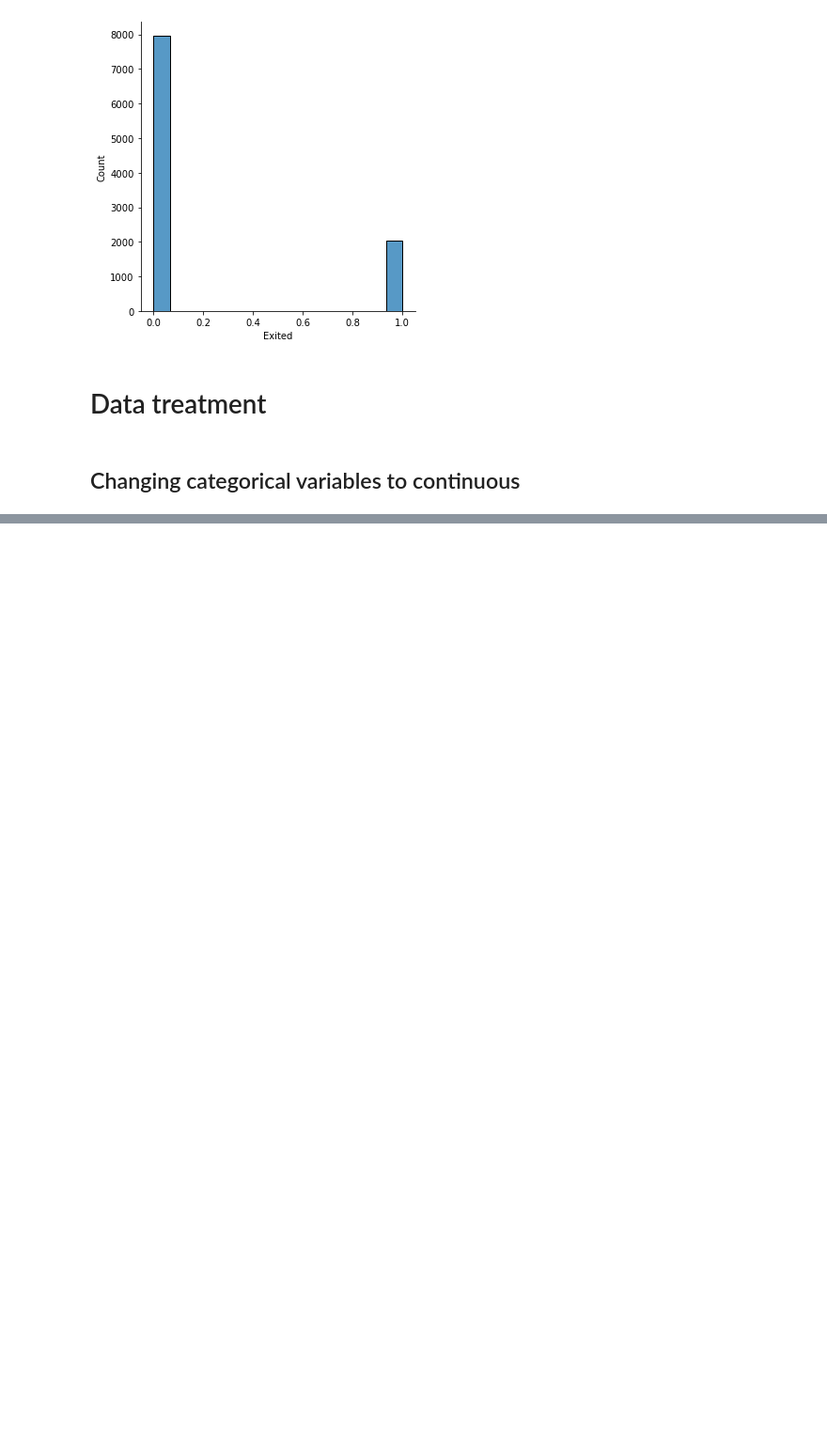
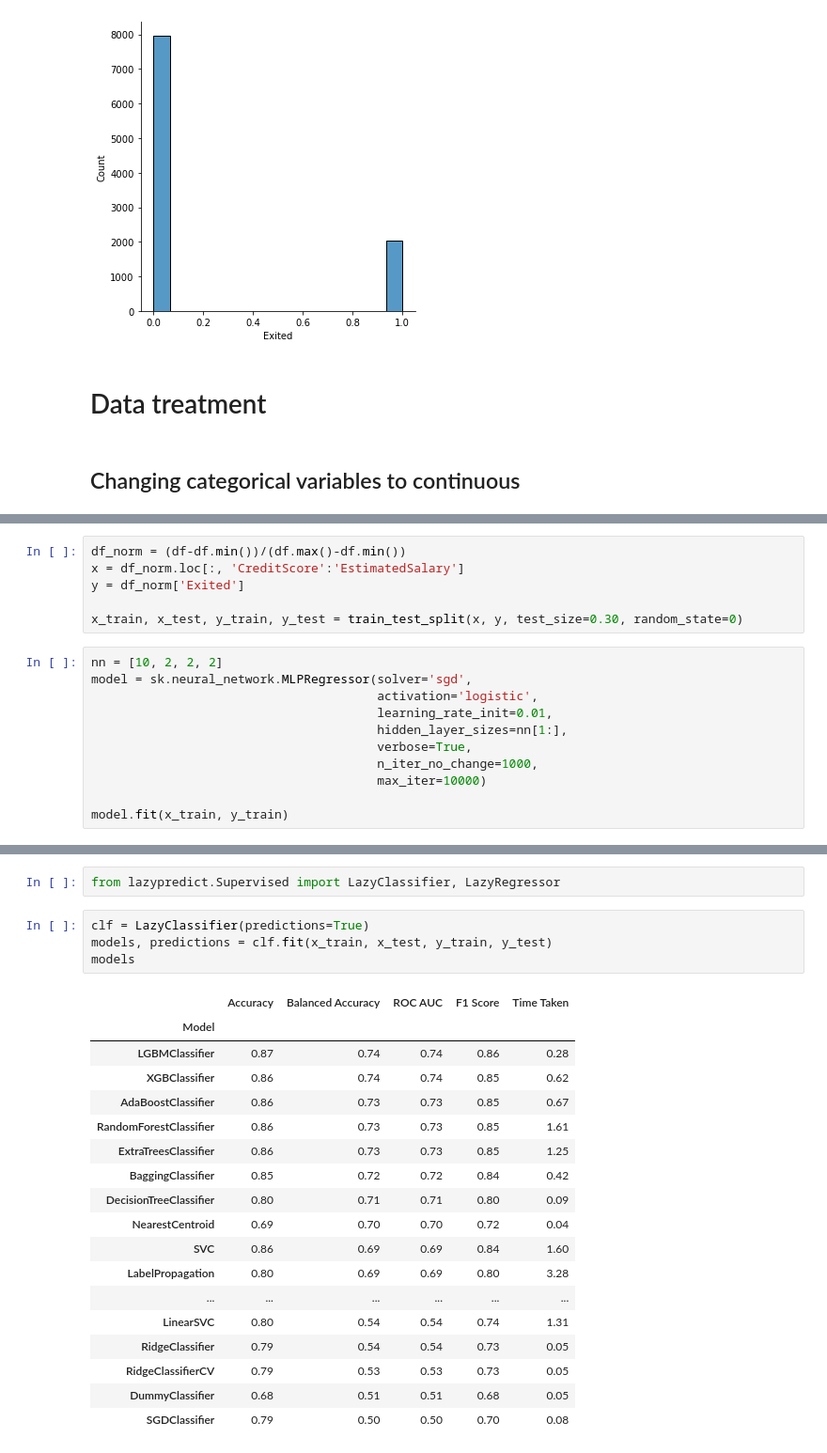
Before and after one commit to Gaboelc/predictive-analysis-of-customer-churn-in-banks, a Jupyter notebook: EDA.ipynb, the cells around one changed output, grey strips where cells are left out. Shown at 94% size. Cells and saved outputs as stored; diff of their text form; blank space fills up the shorter version.

```diff
--- a/EDA.ipynb
+++ b/EDA.ipynb
@@ -153,0 +221,17 @@ df['Geography'] = df['Geography'].replace({'France':0,
+# %%
+df_norm = (df-df.min())/(df.max()-df.min())
+x = df_norm.loc[:, 'CreditScore':'EstimatedSalary']
+y = df_norm['Exited']
+
+x_train, x_test, y_train, y_test = train_test_split(x, y, test_size=0.30, random_state=0)
+# %%
+nn = [10, 2, 2, 2]
+model = sk.neural_network.MLPRegressor(solver='sgd',
+                                       activation='logistic',
+                                       learning_rate_init=0.01,
+                                       hidden_layer_sizes=nn[1:],
+                                       verbose=True,
+                                       n_iter_no_change=1000,
+                                       max_iter=10000)
+
+model.fit(x_train, y_train)
@@ -153,0 +278,25 @@ df['Geography'] = df['Geography'].replace({'France':0,
+# %%
+from lazypredict.Supervised import LazyClassifier, LazyRegressor
+# %%
+clf = LazyClassifier(predictions=True)
+models, predictions = clf.fit(x_train, x_test, y_train, y_test)
+models
+# %% [output]
+|  | Accuracy | Balanced Accuracy | ROC AUC | F1 Score | Time Taken |
+| Model |  |  |  |  |  |
+| LGBMClassifier | 0.87 | 0.74 | 0.74 | 0.86 | 0.28 |
+| XGBClassifier | 0.86 | 0.74 | 0.74 | 0.85 | 0.62 |
+| AdaBoostClassifier | 0.86 | 0.73 | 0.73 | 0.85 | 0.67 |
+| RandomForestClassifier | 0.86 | 0.73 | 0.73 | 0.85 | 1.61 |
+| ExtraTreesClassifier | 0.86 | 0.73 | 0.73 | 0.85 | 1.25 |
+| BaggingClassifier | 0.85 | 0.72 | 0.72 | 0.84 | 0.42 |
+| DecisionTreeClassifier | 0.80 | 0.71 | 0.71 | 0.80 | 0.09 |
+| NearestCentroid | 0.69 | 0.70 | 0.70 | 0.72 | 0.04 |
+| SVC | 0.86 | 0.69 | 0.69 | 0.84 | 1.60 |
+| LabelPropagation | 0.80 | 0.69 | 0.69 | 0.80 | 3.28 |
+| ... | ... | ... | ... | ... | ... |
+| LinearSVC | 0.80 | 0.54 | 0.54 | 0.74 | 1.31 |
+| RidgeClassifier | 0.79 | 0.54 | 0.54 | 0.73 | 0.05 |
+| RidgeClassifierCV | 0.79 | 0.53 | 0.53 | 0.73 | 0.05 |
+| DummyClassifier | 0.68 | 0.51 | 0.51 | 0.68 | 0.05 |
+| SGDClassifier | 0.79 | 0.50 | 0.50 | 0.70 | 0.08 |
```
Also changed, not shown: parts of 18 cells of this notebook, 1 other file.
